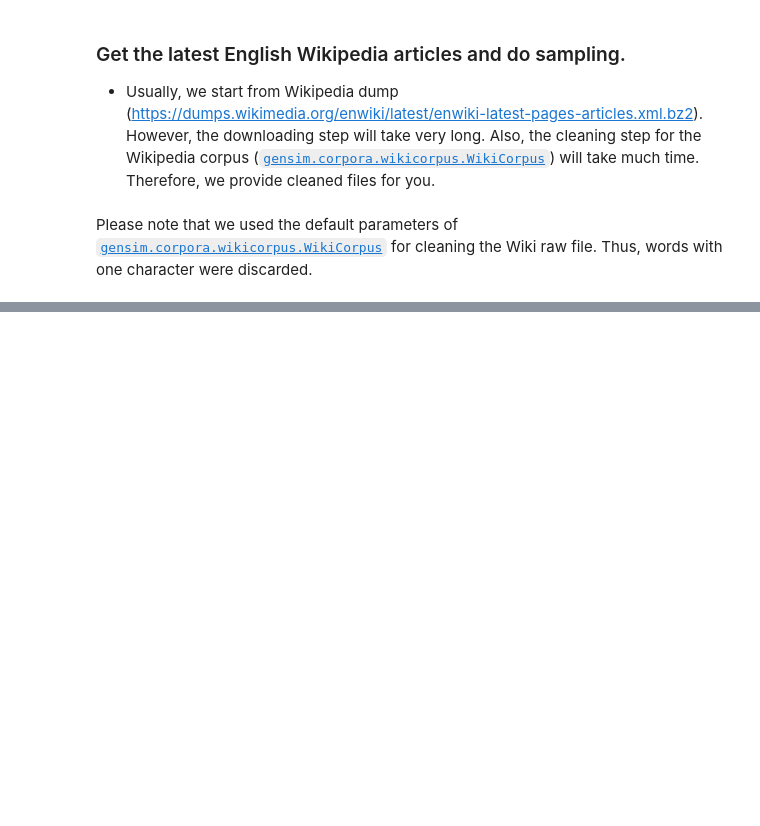
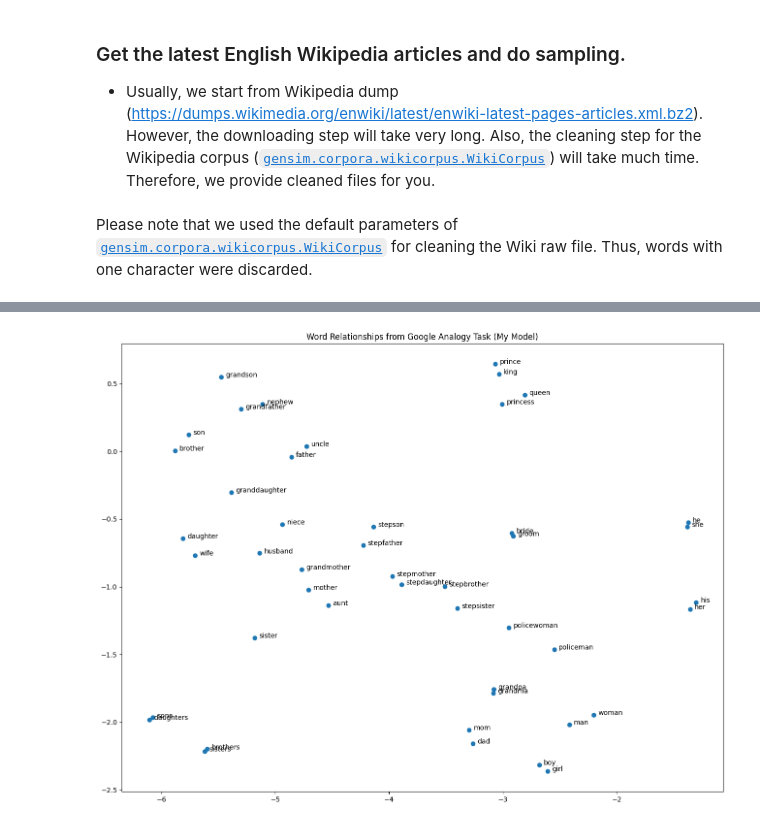
Before and after one commit to iwtba4188/11310CS563100_Assignments, a Jupyter notebook: Assignment1/main.ipynb, the cells around one changed output, grey strips where cells are left out. Saved outputs shown, nothing was run; the diff lists cells and outputs as text; code cells hidden in the pictures; blank space fills up the shorter version.

```diff
--- a/Assignment1/main.ipynb
+++ b/Assignment1/main.ipynb
@@ -265,0 +345,22 @@ for analogy in tqdm(data["Question"]):
+# %%
+# Perform evaluations. You do not need to modify this block!!
+
+def calculate_accuracy(gold: np.ndarray, pred: np.ndarray) -> float:
+    return np.mean(gold == pred)
+
+golds_np, preds_np = np.array(golds), np.array(preds)
+data = pd.read_csv("questions-words.csv")
+
+# Evaluation: categories
+for category in data["Category"].unique():
+    mask = data["Category"] == category
+    golds_cat, preds_cat = golds_np[mask], preds_np[mask]
+    acc_cat = calculate_accuracy(golds_cat, preds_cat)
+    print(f"Category: {category}, Accuracy: {acc_cat * 100}%")
+
+# Evaluation: sub-categories
+for sub_category in data["SubCategory"].unique():
+    mask = data["SubCategory"] == sub_category
+    golds_subcat, preds_subcat = golds_np[mask], preds_np[mask]
+    acc_subcat = calculate_accuracy(golds_subcat, preds_subcat)
+    print(f"Sub-Category{sub_category}, Accuracy: {acc_subcat * 100}%")
@@ -266,10 +384,27 @@ for analogy in tqdm(data["Question"]):
 # %%
 # Collect words from Google Analogy dataset
 SUB_CATEGORY = ": family"
 
 # TODO7: Plot t-SNE for the words in the SUB_CATEGORY `: family`
+sub_category_data = data[data.SubCategory == SUB_CATEGORY]
+sub_category_data_str = " ".join(sub_category_data.Question)
+words = np.unique(np.array(sub_category_data_str.split()))
+# print(words[:10])
 
+X = np.array([my_model.wv[word] for word in words])
+# print(X[0])
 
-plt.title("Word Relationships from Google Analogy Task")
+embedded = TSNE().fit_transform(X)
+# print(embedded[:5, :])
+
+plt.figure(figsize=(16, 12))
+plt.scatter(embedded[:, 0], embedded[:, 1])
+
+for idx, dots in enumerate(embedded):
+    plt.annotate(words[idx], (dots[0] + 0.04, dots[1]))
+
+plt.title("Word Relationships from Google Analogy Task (My Model)")
+plt.savefig("word_relationships_my_model.png", bbox_inches="tight")
 plt.show()
-plt.savefig("word_relationships.png", bbox_inches="tight")
+# %% [output]
+[figure, added]
```
Also changed, not shown: parts of 8 cells of this notebook, 2 other files.
